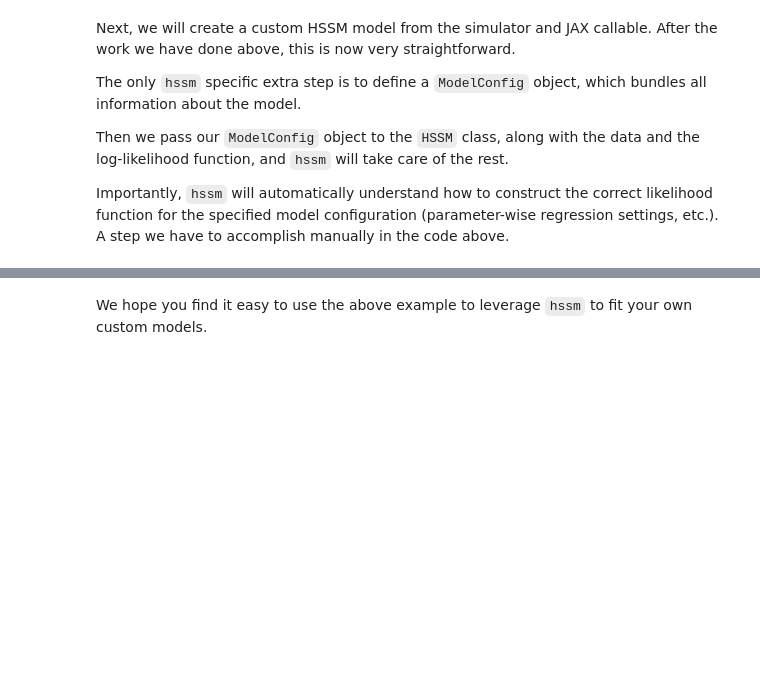
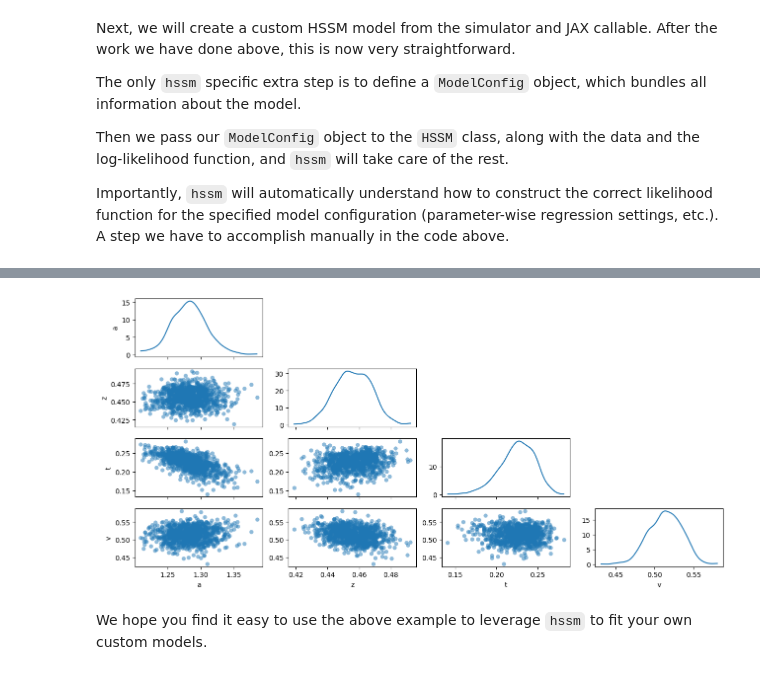
Before and after one commit to lnccbrown/HSSM, a Jupyter notebook: docs/tutorials/jax_callable_contribution_onnx_example.ipynb, the cells around one changed output, grey strips where cells are left out. Saved outputs shown, nothing was run; the diff lists cells and outputs as text; code cells hidden in the pictures; blank space fills up the shorter version.

```diff
--- a/docs/tutorials/jax_callable_contribution_onnx_example.ipynb
+++ b/docs/tutorials/jax_callable_contribution_onnx_example.ipynb
@@ -293,8 +320,6 @@ model.sample(draws=500,
 # %%
-az.plot_trace(model.traces)
-plt.tight_layout()
-
-az.plot_pair(model.traces)
-plt.tight_layout()
+az.plot_pair(model.traces);
+# %% [output]
+[figure, added]
 # %% [markdown]
 We hope you find it easy to use the above example to leverage `hssm` to fit your own custom models.
```
Also changed, not shown: parts of 7 cells of this notebook.
